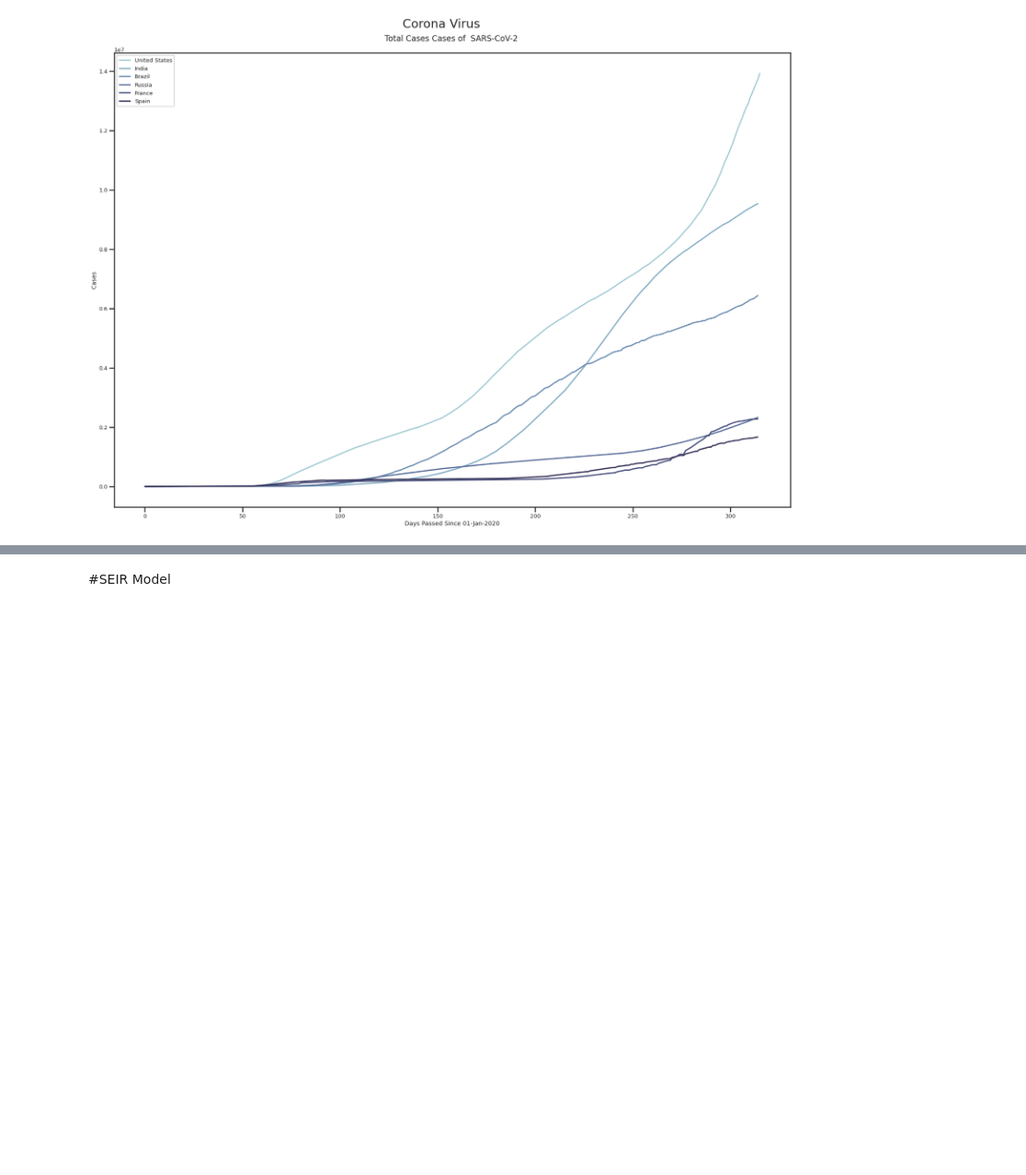
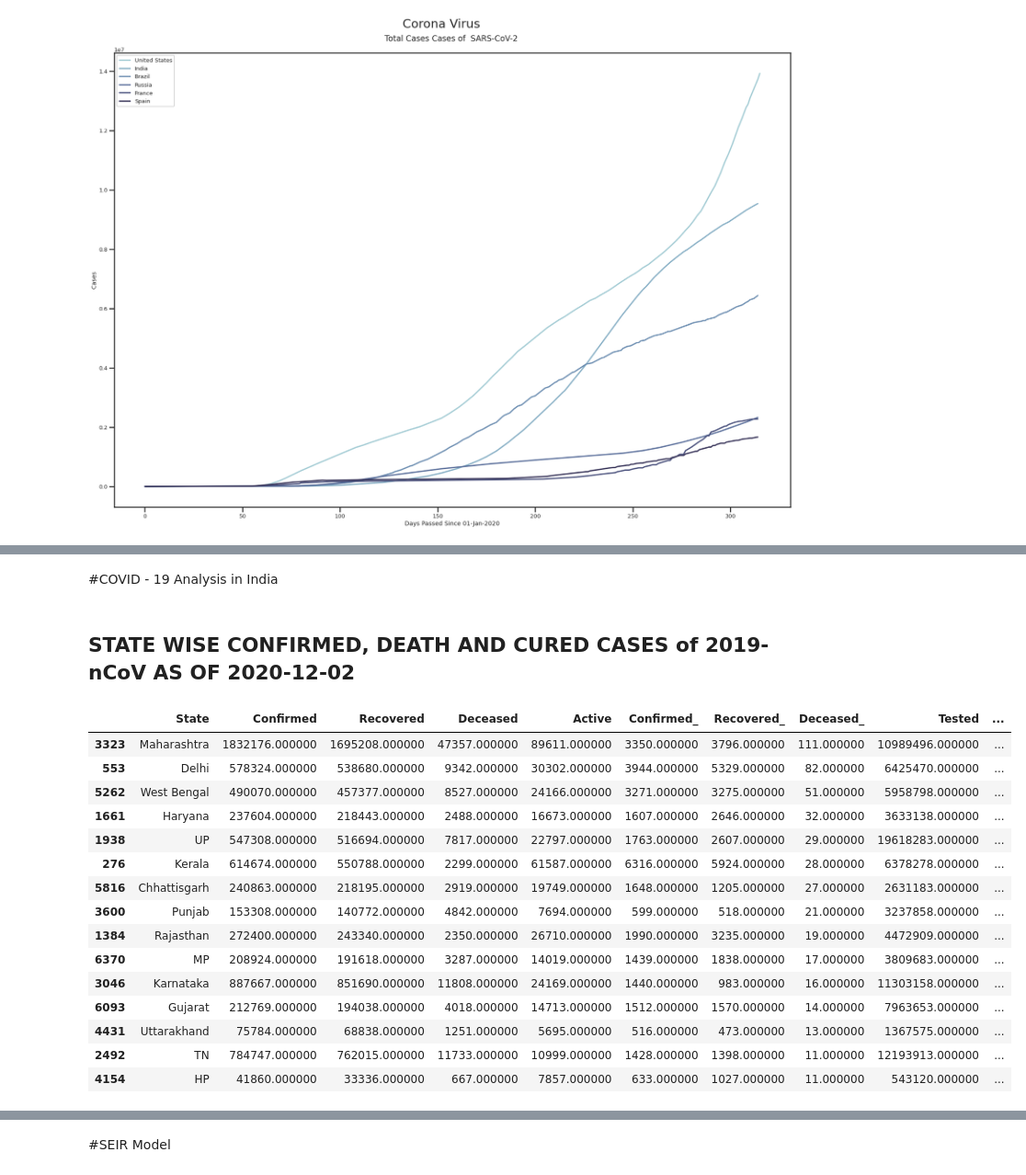
Before and after one commit to terminate9298/Corona-Visualization-and-Prediction, a Jupyter notebook: COVID_19_Visualization_and_Forecasting.ipynb, the cells around one changed output, grey strips where cells are left out. Shown at 92% size. Drawn from its saved outputs; the diff is of its cells as text; code cells hidden in the pictures; blank space fills up the shorter version.

```diff
--- a/COVID_19_Visualization_and_Forecasting.ipynb
+++ b/COVID_19_Visualization_and_Forecasting.ipynb
@@ -658,0 +579,49 @@ plt.savefig('/content/{} {}.{}'.format(Save_Name , time.time() , Format_To_Save)
+# %% [markdown]
+#COVID - 19 Analysis in India
+# %%
+#@markdown <h3>⬅️ Click Here to START Plotting</h3>
+#@markdown <br><center><img src='https://cdn2.iconfinder.com/data/icons/coronavirus-118/82/coronavirus_corona-15-512.png' height="200" alt="Gdrive-logo"/></center>
+#@markdown <center><h2>Plot Corona Virus Cases in States of India</h2></center><br>
+Sort_By = "Deceased_" #@param ['Confirmed', 'Recovered', 'Deceased','Active','Confirmed_','Recovered_','Deceased_','Tested','Death Rate (per 100)','Cure Rate (per 100)']
+Plot_Month = "12" #@param ['3', '4', '5', '6', '7', '8', '9', '10', '11', '12']
+Plot_Date = "14" #@param ['1', '2', '3', '4', '5', '6', '7', '8', '9', '10', '11', '12', '13', '14', '15', '16', '17', '18', '19', '20', '21', '22', '23', '24', '25', '26', '27', '28', '29', '30']
+Plot_Top = 15 #@param {type:"slider", min:1, max:30, step:1}
+
+Date = '2020-'+Plot_Month.zfill(2)+'-'+Plot_Date.zfill(2)
+if Date not in Completed_['Date'].unique():
+  Date = Completed_['Date'].max()
+display(Markdown("<h2> STATE WISE CONFIRMED, DEATH AND CURED CASES of 2019-nCoV AS OF {}</h2>".format(Date)))
+
+
+temp = Completed_[Completed_['State']!='India']
+temp[temp['Date'] == Date][['State','Confirmed', 'Recovered', 'Deceased','Active','Confirmed_','Recovered_','Deceased_','Tested','Death Rate (per 100)','Cure Rate (per 100)']]\
+                        .sort_values(Sort_By, ascending= False).fillna(0)\
+                        .iloc[:Plot_Top].style\
+                        .background_gradient(cmap='YlOrBr',subset=["Confirmed"])\
+                        .background_gradient(cmap='Reds',subset=["Deceased"])\
+                        .background_gradient(cmap='Greens',subset=["Recovered"])\
+                        .background_gradient(cmap='Blues',subset=["Active"])\
+                        .background_gradient(cmap='Reds',subset=["Death Rate (per 100)"])\
+                        .background_gradient(cmap='Greens',subset=["Cure Rate (per 100)"])\
+                        .background_gradient(cmap='crest',subset=["Confirmed_"])\
+                        .background_gradient(cmap='PuRd',subset=["Recovered_"])\
+                        .background_gradient(cmap='Blues',subset=["Deceased_"])\
+                        .background_gradient(cmap='rocket',subset=["Tested"])\
+# %% [output]
+<h2> STATE WISE CONFIRMED, DEATH AND CURED CASES of 2019-nCoV AS OF 2020-12-02</h2>
+|  | State | Confirmed | Recovered | Deceased | Active | Confirmed_ | Recovered_ | Deceased_ | Tested | ... |
+| 3323 | Maharashtra | 1832176.000000 | 1695208.000000 | 47357.000000 | 89611.000000 | 3350.000000 | 3796.000000 | 111.000000 | 10989496.000000 | ... |
+| 553 | Delhi | 578324.000000 | 538680.000000 | 9342.000000 | 30302.000000 | 3944.000000 | 5329.000000 | 82.000000 | 6425470.000000 | ... |
+| 5262 | West Bengal | 490070.000000 | 457377.000000 | 8527.000000 | 24166.000000 | 3271.000000 | 3275.000000 | 51.000000 | 5958798.000000 | ... |
+| 1661 | Haryana | 237604.000000 | 218443.000000 | 2488.000000 | 16673.000000 | 1607.000000 | 2646.000000 | 32.000000 | 3633138.000000 | ... |
+| 1938 | UP | 547308.000000 | 516694.000000 | 7817.000000 | 22797.000000 | 1763.000000 | 2607.000000 | 29.000000 | 19618283.000000 | ... |
+| 276 | Kerala | 614674.000000 | 550788.000000 | 2299.000000 | 61587.000000 | 6316.000000 | 5924.000000 | 28.000000 | 6378278.000000 | ... |
+| 5816 | Chhattisgarh | 240863.000000 | 218195.000000 | 2919.000000 | 19749.000000 | 1648.000000 | 1205.000000 | 27.000000 | 2631183.000000 | ... |
+| 3600 | Punjab | 153308.000000 | 140772.000000 | 4842.000000 | 7694.000000 | 599.000000 | 518.000000 | 21.000000 | 3237858.000000 | ... |
+| 1384 | Rajasthan | 272400.000000 | 243340.000000 | 2350.000000 | 26710.000000 | 1990.000000 | 3235.000000 | 19.000000 | 4472909.000000 | ... |
+| 6370 | MP | 208924.000000 | 191618.000000 | 3287.000000 | 14019.000000 | 1439.000000 | 1838.000000 | 17.000000 | 3809683.000000 | ... |
+| 3046 | Karnataka | 887667.000000 | 851690.000000 | 11808.000000 | 24169.000000 | 1440.000000 | 983.000000 | 16.000000 | 11303158.000000 | ... |
+| 6093 | Gujarat | 212769.000000 | 194038.000000 | 4018.000000 | 14713.000000 | 1512.000000 | 1570.000000 | 14.000000 | 7963653.000000 | ... |
+| 4431 | Uttarakhand | 75784.000000 | 68838.000000 | 1251.000000 | 5695.000000 | 516.000000 | 473.000000 | 13.000000 | 1367575.000000 | ... |
+| 2492 | TN | 784747.000000 | 762015.000000 | 11733.000000 | 10999.000000 | 1428.000000 | 1398.000000 | 11.000000 | 12193913.000000 | ... |
+| 4154 | HP | 41860.000000 | 33336.000000 | 667.000000 | 7857.000000 | 633.000000 | 1027.000000 | 11.000000 | 543120.000000 | ... |
```
Also changed, not shown: parts of 19 cells of this notebook.
